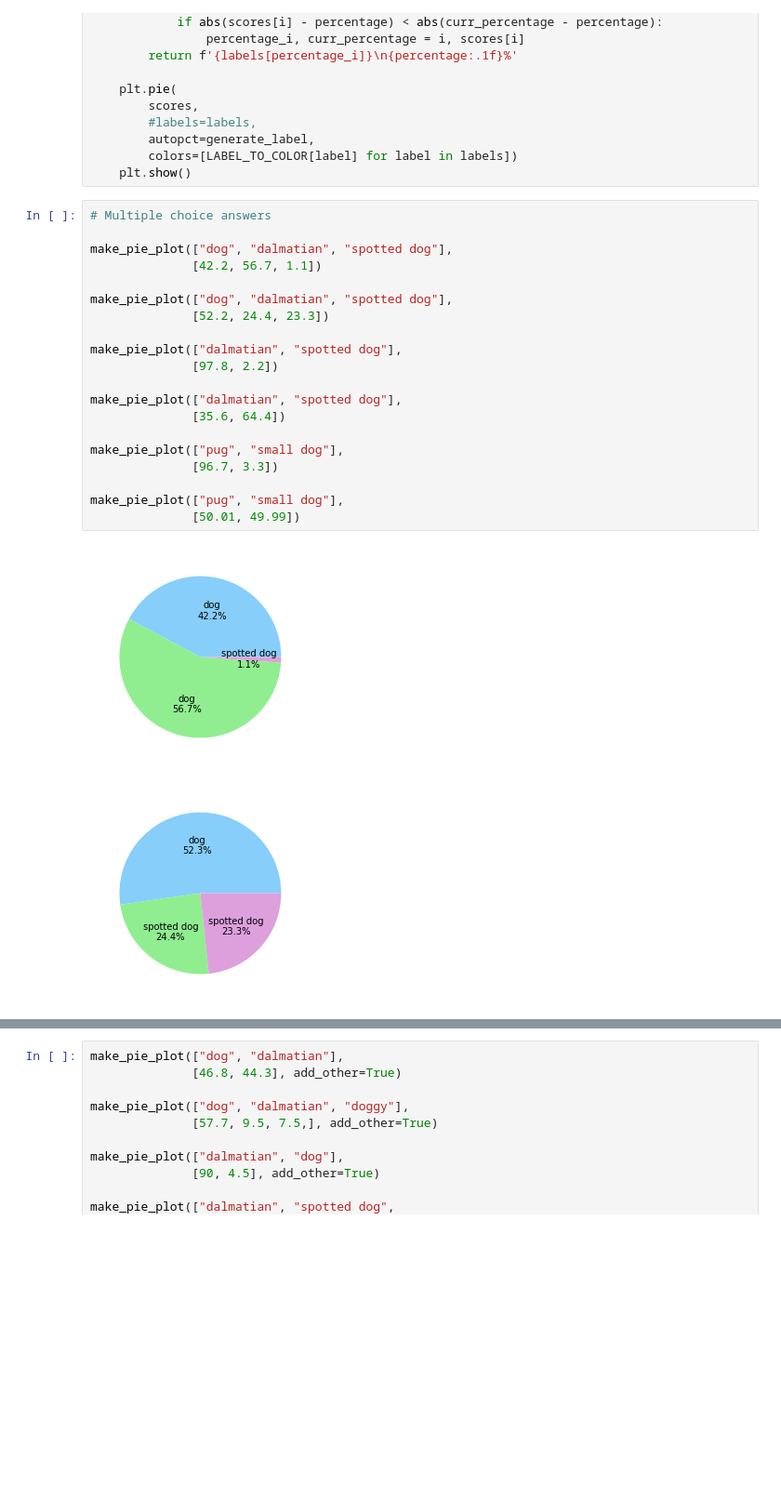
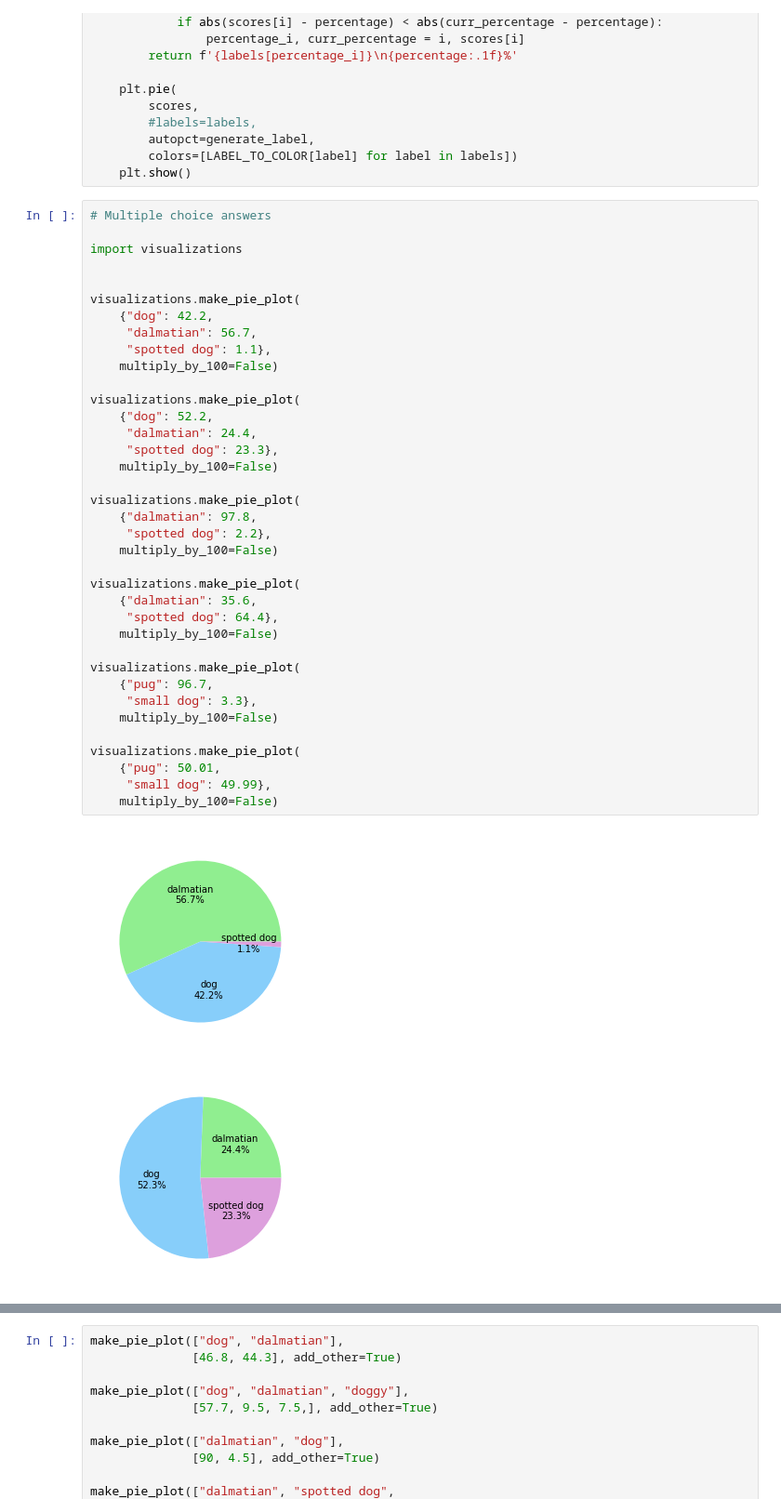
Before and after one commit to annak-k/vocabulary-mismatch-model, a Jupyter notebook: plots.ipynb, the cells around one changed output, grey strips where cells are left out. Shown at 93% size. Cells and saved outputs as stored; diff of their text form; blank space fills up the shorter version.

Commit message:
Added visualizations.py. Updated dog_experiments.ipynb to create visualizations of model predictions.

```diff
--- a/plots.ipynb
+++ b/plots.ipynb
@@ -72,26 +72,43 @@ def make_pie_plot(labels, scores, add_other=False):
 # %%
 # Multiple choice answers
 
-make_pie_plot(["dog", "dalmatian", "spotted dog"],
-              [42.2, 56.7, 1.1])
+import visualizations
 
-make_pie_plot(["dog", "dalmatian", "spotted dog"],
-              [52.2, 24.4, 23.3])
 
-make_pie_plot(["dalmatian", "spotted dog"],
-              [97.8, 2.2])
+visualizations.make_pie_plot(
+    {"dog": 42.2,
+     "dalmatian": 56.7,
+     "spotted dog": 1.1},
+    multiply_by_100=False)
 
-make_pie_plot(["dalmatian", "spotted dog"],
-              [35.6, 64.4])
+visualizations.make_pie_plot(
+    {"dog": 52.2,
+     "dalmatian": 24.4,
+     "spotted dog": 23.3},
+    multiply_by_100=False)
 
-make_pie_plot(["pug", "small dog"],
-              [96.7, 3.3])
+visualizations.make_pie_plot(
+    {"dalmatian": 97.8,
+     "spotted dog": 2.2},
+    multiply_by_100=False)
 
-make_pie_plot(["pug", "small dog"],
-              [50.01, 49.99])
+visualizations.make_pie_plot(
+    {"dalmatian": 35.6,
+     "spotted dog": 64.4},
+    multiply_by_100=False)
+
+visualizations.make_pie_plot(
+    {"pug": 96.7,
+     "small dog": 3.3},
+    multiply_by_100=False)
+
+visualizations.make_pie_plot(
+    {"pug": 50.01,
+     "small dog": 49.99},
+    multiply_by_100=False)
 # %% [output]
-[figure, old version]
+[figure, new version]
-[figure, old version]
+[figure, new version]
 [figure]
 [figure]
 [figure]
```
Also changed, not shown: parts of 1 cell of this notebook, 2 other files.
